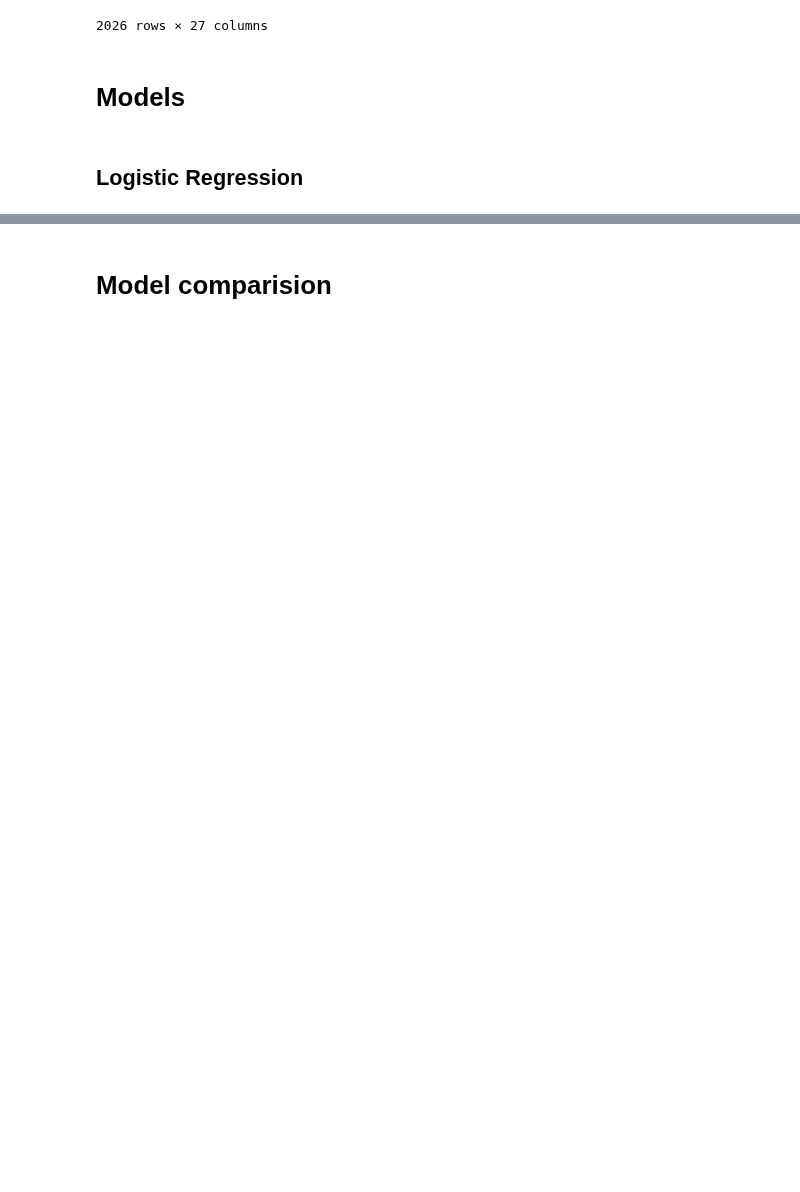
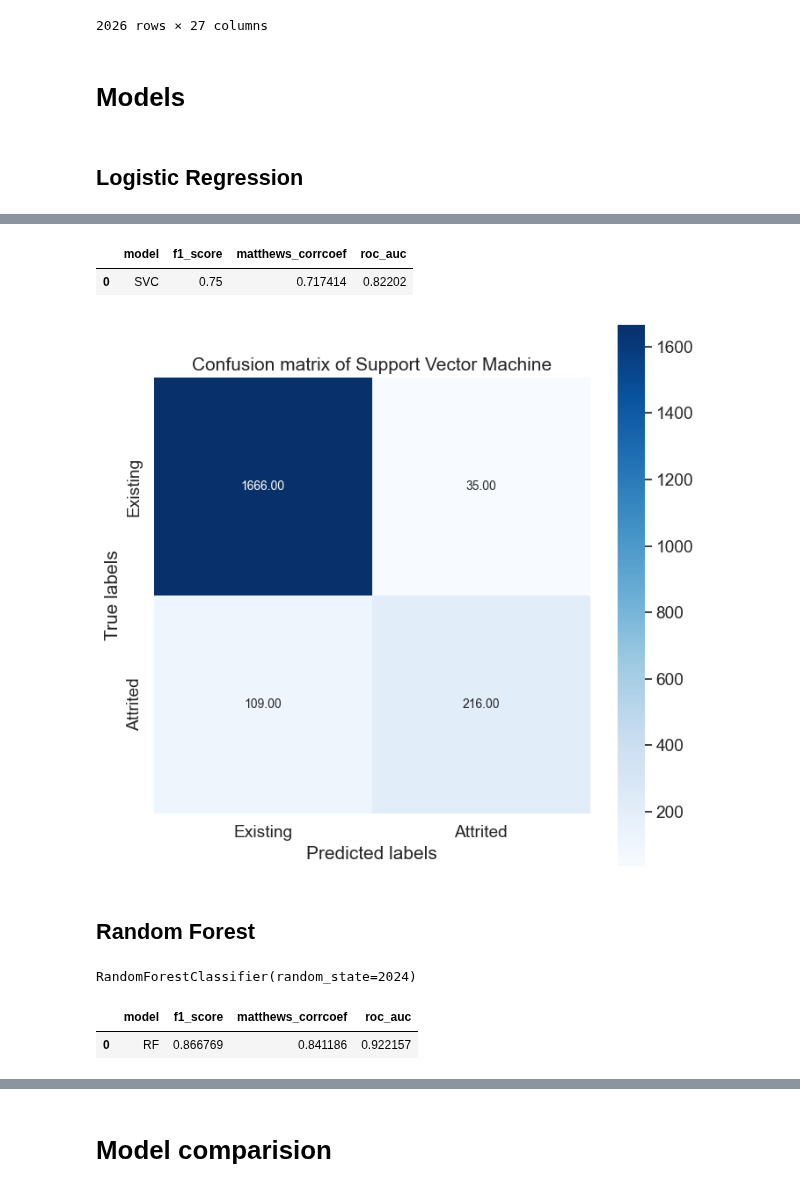
Before and after one commit to kasiadybcio/Credit_card, a Jupyter notebook: notebooks/4.summary.ipynb, the cells around one changed output, grey strips where cells are left out. Drawn from its saved outputs; the diff is of its cells as text; code cells hidden in the pictures; blank space fills up the shorter version.

```diff
--- a/notebooks/4.summary.ipynb
+++ b/notebooks/4.summary.ipynb
@@ -93,0 +196,23 @@ sca_data_test
+# %%
+pd.DataFrame(scores('SVC',y_test,pred['SVC_pred']))
+# %% [output]
+|  | model | f1_score | matthews_corrcoef | roc_auc |
+| 0 | SVC | 0.75 | 0.717414 | 0.82202 |
+# %%
+sns.set(font_scale=1.25)
+plt.figure(figsize=(8, 8))
+g = sns.heatmap(confusion_matrix(pred["true"], pred['SVC_pred']),annot=True, square=True, fmt=".2f", annot_kws={"size": 10},cmap = 'Blues')
+plt.title("Confusion matrix of Support Vector Machine")
+g.set_xlabel('Predicted labels')
+g.set_ylabel('True labels');
+g.xaxis.set_ticklabels(['Existing', 'Attrited'])
+g.yaxis.set_ticklabels(['Existing', 'Attrited'])
+plt.show()
+# %% [output]
+[figure, added]
+# %% [markdown]
+## Random Forest
+# %%
+rf
+# %% [output]
+RandomForestClassifier(random_state=2024)
@@ -93,0 +222,5 @@ sca_data_test
+# %%
+pd.DataFrame(scores('RF',y_test,pred['RF_pred']))
+# %% [output]
+|  | model | f1_score | matthews_corrcoef | roc_auc |
+| 0 | RF | 0.866769 | 0.841186 | 0.922157 |
```
Also changed, not shown: parts of 23 cells of this notebook, 2 other files.
